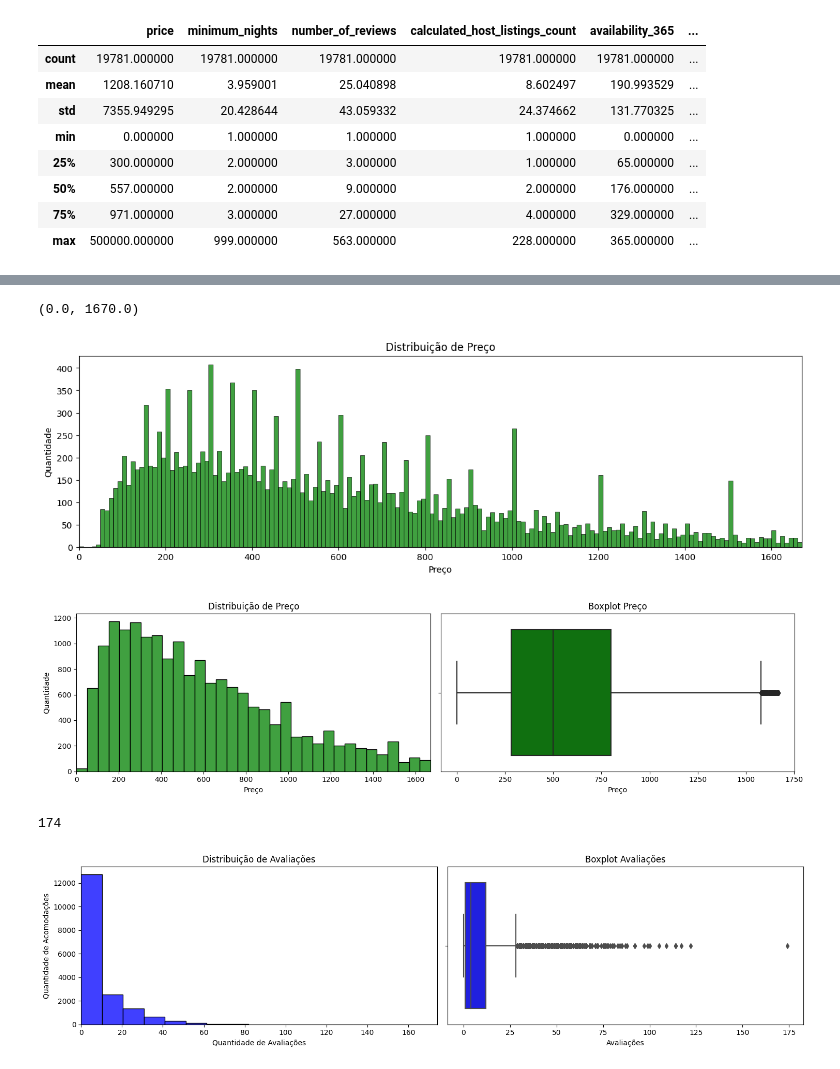
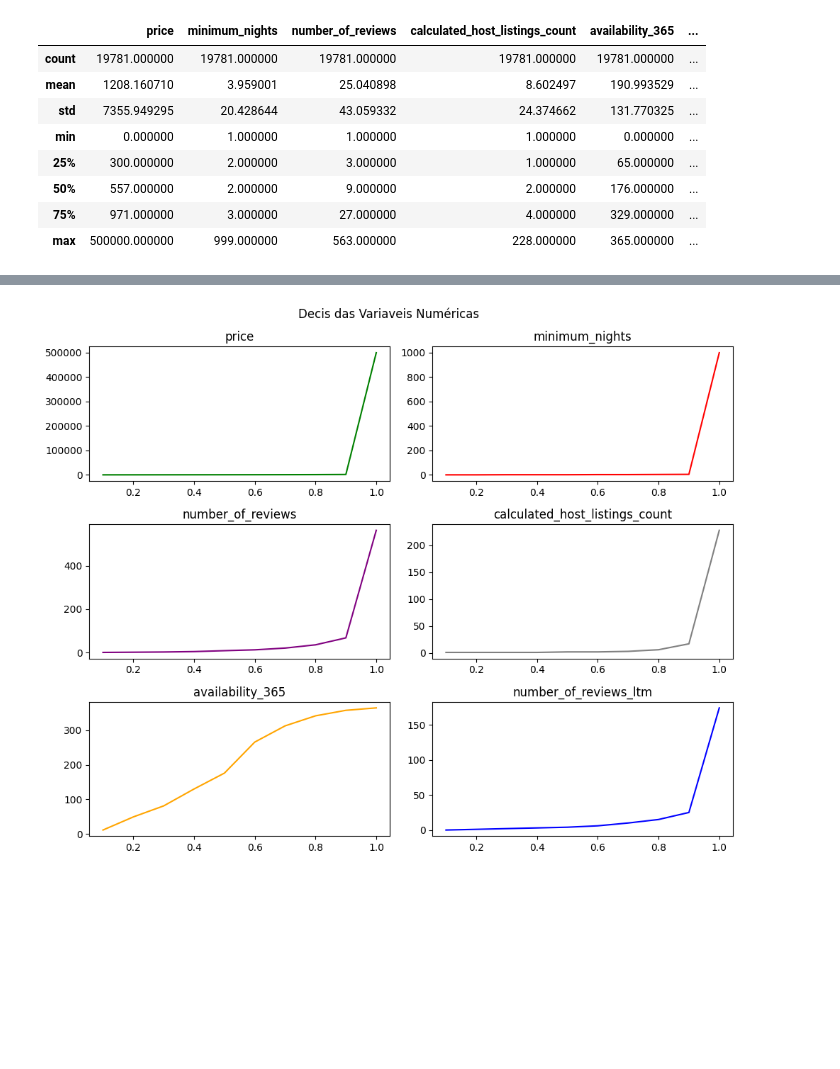
Before and after one commit to glauciapamponet/AirbnbAnalisys, a Jupyter notebook: airbnb-analysis.ipynb, the cells around one changed output, grey strips where cells are left out. Cells and saved outputs as stored; diff of their text form; code cells hidden in the pictures; blank space fills up the shorter version.

Commit message:
Kaggle Notebook | Trabalho CD | Graficos Distribuição Variaveis Numericas

```diff
--- a/airbnb-analysis.ipynb
+++ b/airbnb-analysis.ipynb
@@ -46,3 +46,5 @@ Devido à extrema quantidade de outliers em price, foi realizado um recorte na b
 # %%
-deciles = pd.DataFrame(dados_limpos.select_dtypes('int64').quantile([0.1 * i for i in range(1, 10)]))
-deciles.drop(columns={'id', 'host_id'})
+def consulta_deciles():
+    deciles = pd.DataFrame(dados_limpos.select_dtypes('int64').quantile([0.1 * i for i in range(1, 11)]))
+    deciles.drop(columns={'id', 'host_id'}, inplace=True)
+    return deciles
@@ -87,55 +51,15 @@ dados_limpos.describe()
-# %%
-price_look = dados_limpos[dados_limpos.price < dados_limpos.price.mean()]['price']
-
-fig, (ax1) = plt.subplots(ncols = 1, sharey = False, figsize = (15, 4))
-sns.histplot(dados_limpos['price'], kde = False, color='green', ax = ax1, bins= int(dados_limpos['price'].max()/10)) # intervalos de tamanho 16
-ax1.grid(False)
-ax1.set_title('Distribuição de Preço')
-ax1.set_ylabel('Quantidade')
-ax1.set_xlabel('Preço')
-ax1.set_xlim(0, dados_limpos['price'].max())
-# %% [output]
-(0.0, 1670.0)
-[figure, removed]
-# %%
-fig, (ax1, ax2) = plt.subplots(ncols = 2, sharey = False, figsize = (15, 4))
-
-sns.histplot(dados_limpos['price'], kde = False, color='green', ax = ax1, bins= 33) # intervalos de tamanho 50.6
-ax1.grid(False)
-ax1.set_title('Distribuição de Preço')
-ax1.set_ylabel('Quantidade')
-ax1.set_xlabel('Preço')
-ax1.set_xlim(0, dados_limpos.price.max())
-
-sns.boxplot(x=dados_limpos['price'], ax = ax2, color='green')
-ax2.grid(False)
-ax2.set_xlabel('Preço')
-ax2.set_title('Boxplot Preço')
-
-plt.tight_layout()
-# %% [output]
-[figure, removed]
-# %%
-dados_limpos.number_of_reviews_ltm.max()
-# %% [output]
-174
-# %%
-fig, (ax1, ax2) = plt.subplots(ncols = 2, sharey = False, figsize = (15, 4))
-
-sns.histplot(dados_limpos['number_of_reviews_ltm'],
-             kde = False, color='blue', ax = ax1,
-             bins= int(dados_limpos.number_of_reviews_ltm.max()/10)) # intervalos de tamanho 17
-ax1.grid(False)
-ax1.set_title('Distribuição de Avaliações')
-ax1.set_ylabel('Quantidade de Acomodações')
-ax1.set_xlabel('Quantidade de Avaliações')
-ax1.set_xlim(0, dados_limpos.number_of_reviews_ltm.max())
-
-sns.boxplot(x=dados_limpos['number_of_reviews_ltm'], ax = ax2, color='blue')
-ax2.grid(False)
-ax2.set_xlabel('Avaliações')
-ax2.set_title('Boxplot Avaliações')
-
-plt.tight_layout()
-# %% [output]
-[figure, removed]
+# %%
+deciles = consulta_deciles()
+
+fig, ax = plt.subplots(ncols=1, sharey = False, figsize = (10, 8))
+
+cores = ['green','red', 'purple', 'gray', 'orange', 'blue']
+for d in range(0, len(deciles.columns)):
+    plt.subplot(3, 2, d+1)
+    plt.plot(deciles[list(deciles.columns)[d]], color=cores[d])
+    plt.title(list(deciles.columns)[d])
+
+fig.suptitle('Decis das Variaveis Numéricas')
+plt.tight_layout()
+# %% [output]
+[figure, added]
```
Also changed, not shown: parts of 15 cells of this notebook.
